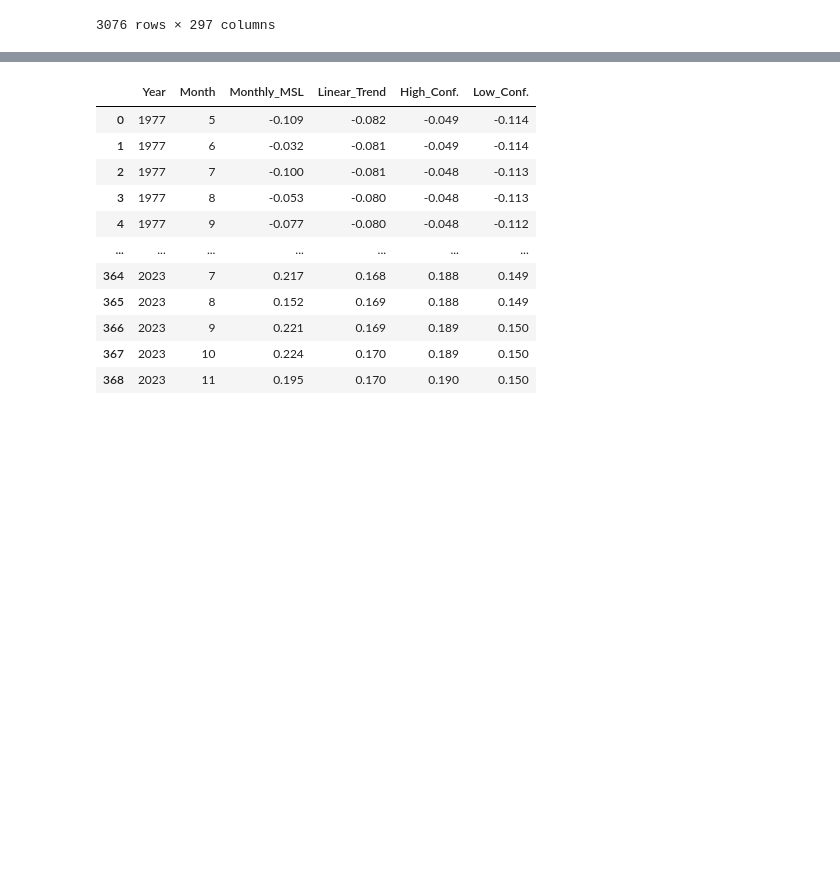
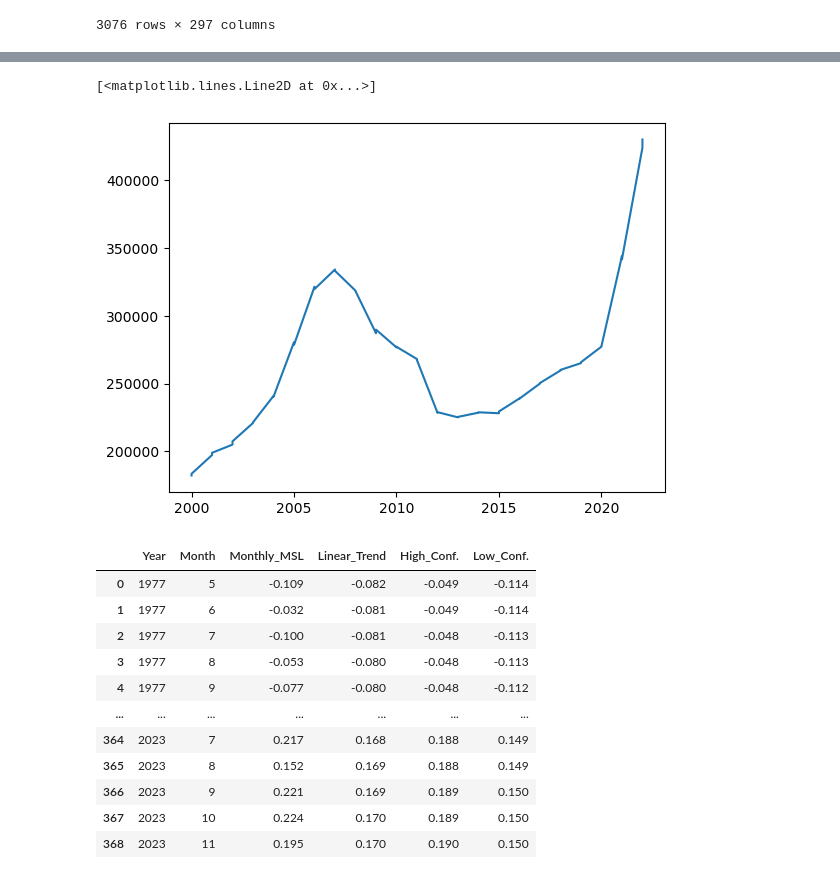
Before and after one commit to tristanperry17/Project-01, a Jupyter notebook: cleaning.ipynb, the cells around one changed output, grey strips where cells are left out. Saved outputs shown, nothing was run; the diff lists cells and outputs as text; code cells hidden in the pictures; blank space fills up the shorter version.

```diff
--- a/cleaning.ipynb
+++ b/cleaning.ipynb
@@ -10,10 +10,15 @@ migration = 'census-county-to-county-migration.csv'
 censuspop = 'census-population.xlsx'
 zillow = 'zprop.csv'
 odnpop = 'ODN_Population_20240129.csv'
+weather = 'weather.csv'
+inflation = 'DP_LIVE_04022024012624347.csv'
 # %%
 sea_levels= pd.read_csv(sea_levels_path)
 migrations= pd.read_csv(migration)
 pvals = pd.read_csv(zillow)
+pop = pd.read_csv(odnpop)
+wtemp = pd.read_csv(weather)
+infl = pd.read_csv(inflation)
 # %%
 #Information:
 #https://www.zillow.com/research/data/
@@ -48,0 +95,21 @@ nccount
+# %%
+infl
+inf = infl[['TIME', 'Value']].copy()
+inf
+Zillowpval = avgall.to_frame()
+#inf['Zillow Prop Values'] = avgall
+inf.rename(columns = {'TIME':'Year'}, inplace = True)
+inf.rename(columns = {'Value':'CPI Rate'}, inplace = True)
+inf
+Zillowpval.reset_index()
+pvalinfl = pd.merge(inf, Zillowpval, on = 'Year')
+pvalinfl
+#real price of a good = (nominal price of a good/CPI) x 100
+#pvalinfl['Adjusted Value'] = ((pvalinfl['Value'] * pvalinfl['CPI Rate']) / 100)
+#pvalinfl['Adjusted Val'] = ((pvalinfl['Value'] * pvalinfl['CPI Rate']))
+pvalinfl['%CPI'] = ((pvalinfl['CPI Rate'] / 100))
+pvalinfl['Adjusted Vals'] = ((pvalinfl['Value'] * pvalinfl['%CPI']) + pvalinfl['Value'])
+
+
+
+pvalinfl
@@ -49,3 +134,8 @@ nccount
+# %%
+plt.plot(pvalinfl['Year'], pvalinfl['Adjusted Vals'])
+# %% [output]
+[<matplotlib.lines.Line2D at 0x...>]
+[figure, added]
 # %%
 #Info provided on documentation:
 #https://tidesandcurrents.noaa.gov/sltrends/sltrends_station.shtml?id=8652587
```
Also changed, not shown: parts of 11 cells of this notebook, 2 other files.
